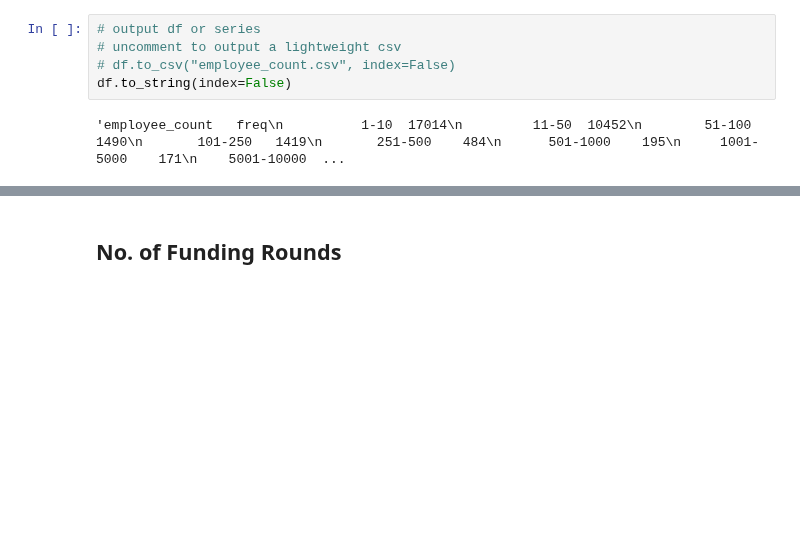
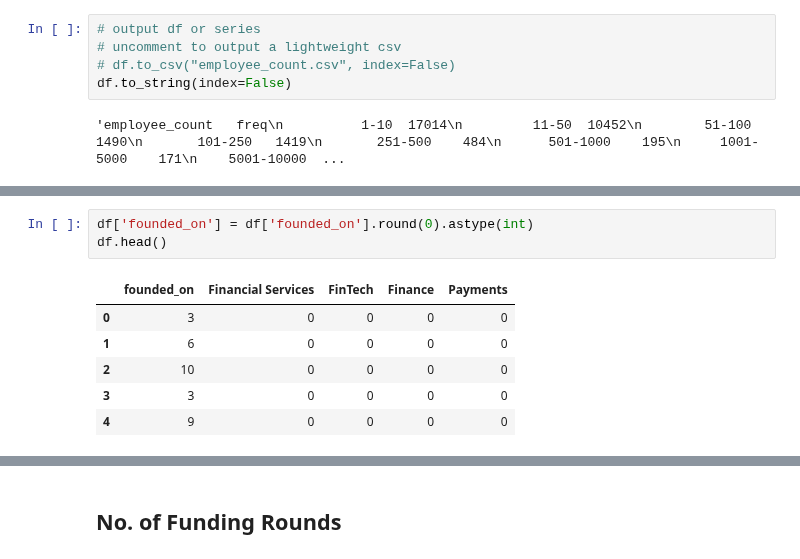
Before and after one commit to StardustLID/TEMG4952A-TEAM-5, a Jupyter notebook: backend/csv_helper.ipynb, the cells around one changed output, grey strips where cells are left out. Saved outputs shown, nothing was run; the diff lists cells and outputs as text; blank space fills up the shorter version.

```diff
--- a/backend/csv_helper.ipynb
+++ b/backend/csv_helper.ipynb
@@ -113,0 +140,10 @@ df.to_string(index=False)
+# %%
+df['founded_on'] = df['founded_on'].round(0).astype(int)
+df.head()
+# %% [output]
+|  | founded_on | Financial Services | FinTech | Finance | Payments |
+| 0 | 3 | 0 | 0 | 0 | 0 |
+| 1 | 6 | 0 | 0 | 0 | 0 |
+| 2 | 10 | 0 | 0 | 0 | 0 |
+| 3 | 3 | 0 | 0 | 0 | 0 |
+| 4 | 9 | 0 | 0 | 0 | 0 |
```
Also changed, not shown: parts of 7 cells of this notebook, 1 other file.
